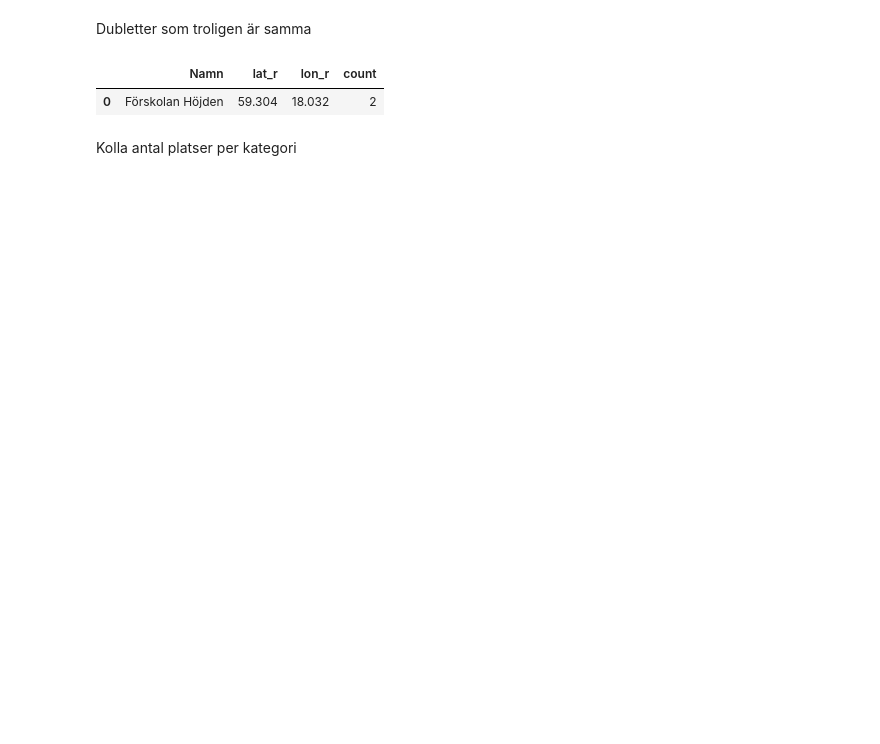
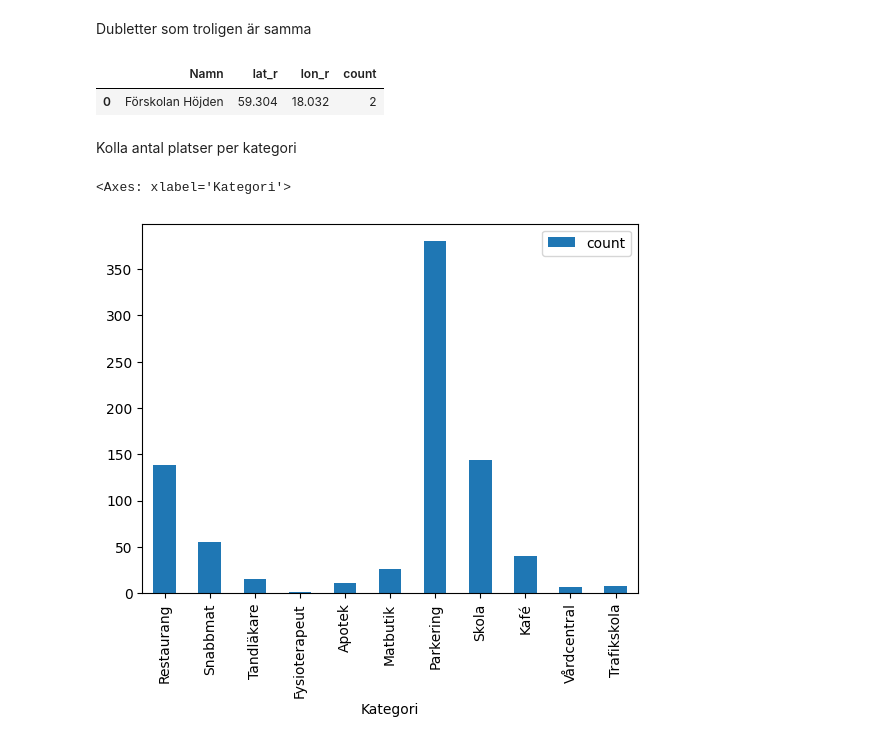
Before and after one commit to cactus-commits/UrbanPulse, a Jupyter notebook: EDA/eda_hannah.ipynb, the cells around one changed output. Drawn from its saved outputs; the diff is of its cells as text; code cells hidden in the pictures; blank space fills up the shorter version.

```diff
--- a/EDA/eda_hannah.ipynb
+++ b/EDA/eda_hannah.ipynb
@@ -105,3 +105,13 @@ duckdb.sql(
 | 0 | Förskolan Höjden | 59.304 | 18.032 | 2 |
 # %% [markdown]
 Kolla antal platser per kategori
+# %%
+duckdb.sql(
+    """--sql
+    SELECT Kategori, COUNT(*) as count
+    FROM df
+    GROUP BY Kategori
+    """).df().plot(kind='bar', x='Kategori', y='count')
+# %% [output]
+<Axes: xlabel='Kategori'>
+[figure, added]
```
Also changed, not shown: parts of 8 cells of this notebook, 2 other files.
